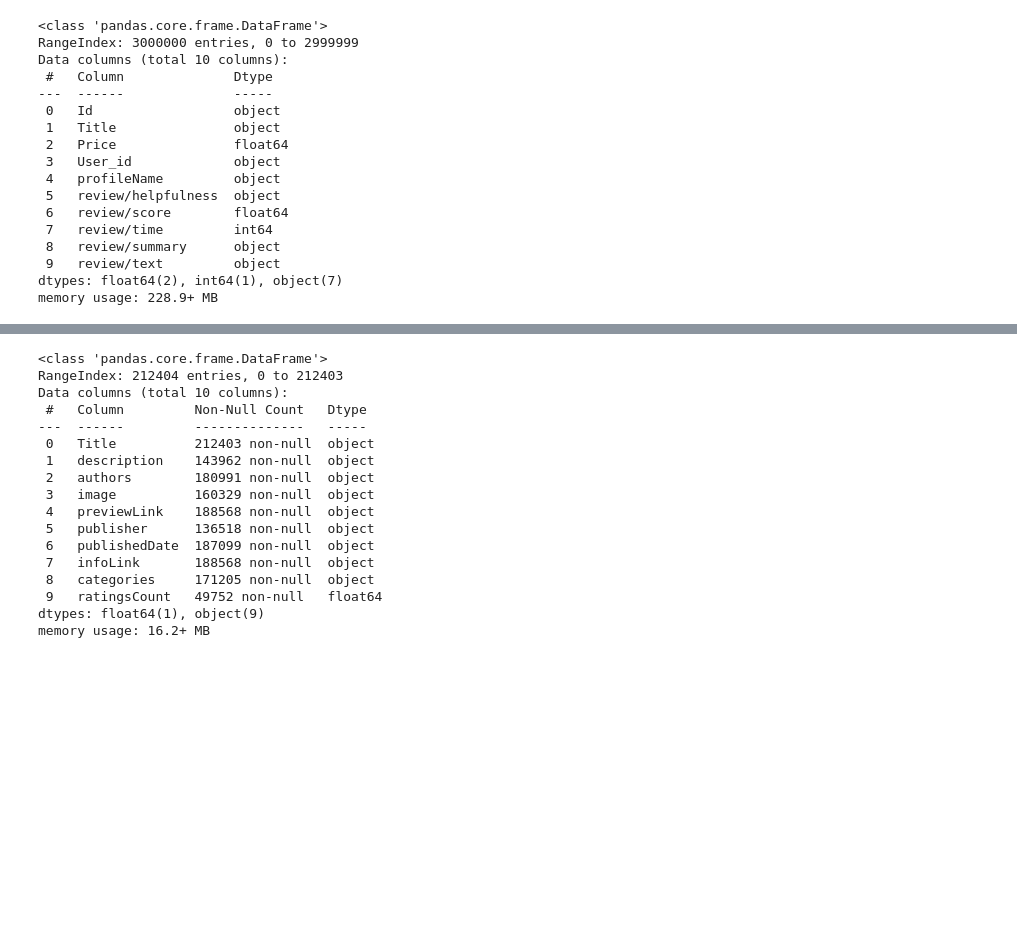
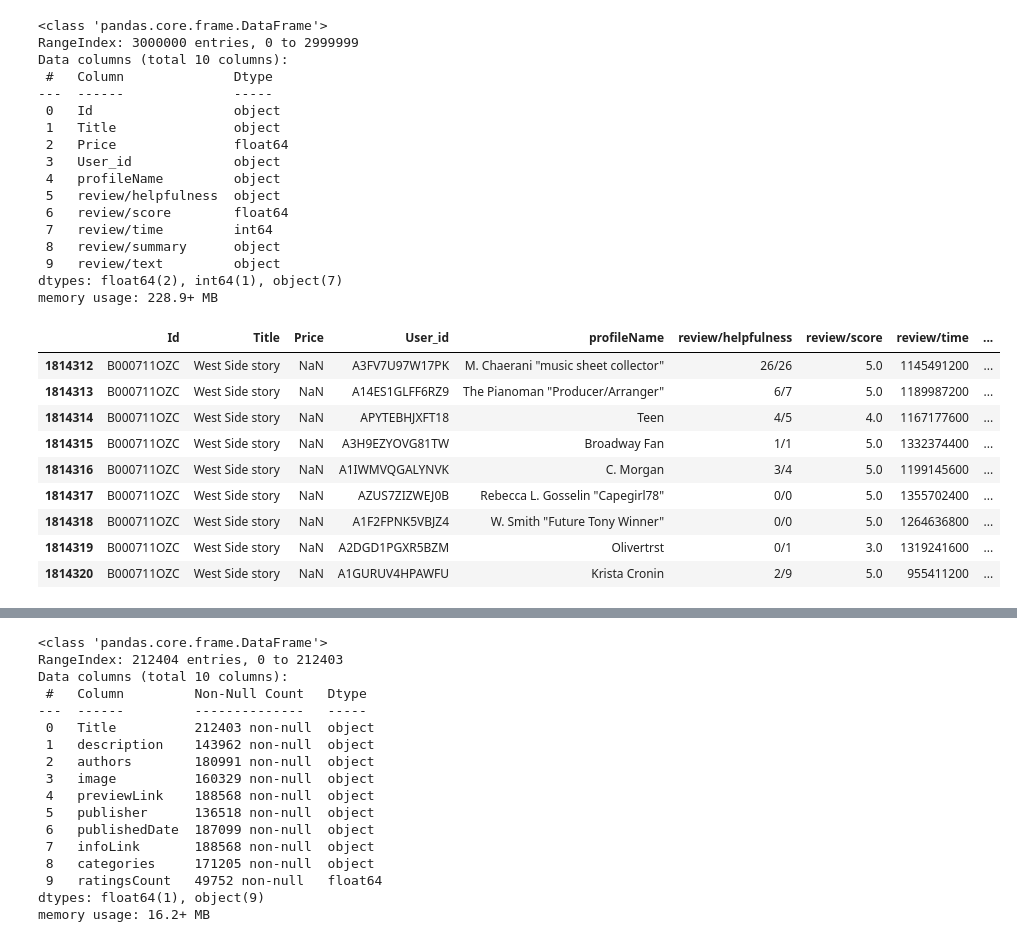
Before and after one commit to arnaldochm/final_project_nlp, a Jupyter notebook: notebooks/notebook_Data_Cleaning.ipynb, the cells around one changed output, grey strips where cells are left out. Drawn from its saved outputs; the diff is of its cells as text; code cells hidden in the pictures; blank space fills up the shorter version.

```diff
--- a/notebooks/notebook_Data_Cleaning.ipynb
+++ b/notebooks/notebook_Data_Cleaning.ipynb
@@ -94,6 +94,19 @@ Data columns (total 10 columns):
  9   review/text         object
 dtypes: float64(2), int64(1), object(7)
 memory usage: 228.9+ MB
+# %%
+df_rating_raw[df_rating_raw['Title'] == 'West Side story']
+# %% [output]
+|  | Id | Title | Price | User_id | profileName | review/helpfulness | review/score | review/time | ... |
+| 1814312 | B000711OZC | West Side story | NaN | A3FV7U97W17PK | M. Chaerani "music sheet collector" | 26/26 | 5.0 | 1145491200 | ... |
+| 1814313 | B000711OZC | West Side story | NaN | A14ES1GLFF6RZ9 | The Pianoman "Producer/Arranger" | 6/7 | 5.0 | 1189987200 | ... |
+| 1814314 | B000711OZC | West Side story | NaN | APYTEBHJXFT18 | Teen | 4/5 | 4.0 | 1167177600 | ... |
+| 1814315 | B000711OZC | West Side story | NaN | A3H9EZYOVG81TW | Broadway Fan | 1/1 | 5.0 | 1332374400 | ... |
+| 1814316 | B000711OZC | West Side story | NaN | A1IWMVQGALYNVK | C. Morgan | 3/4 | 5.0 | 1199145600 | ... |
+| 1814317 | B000711OZC | West Side story | NaN | AZUS7ZIZWEJ0B | Rebecca L. Gosselin "Capegirl78" | 0/0 | 5.0 | 1355702400 | ... |
+| 1814318 | B000711OZC | West Side story | NaN | A1F2FPNK5VBJZ4 | W. Smith "Future Tony Winner" | 0/0 | 5.0 | 1264636800 | ... |
+| 1814319 | B000711OZC | West Side story | NaN | A2DGD1PGXR5BZM | Olivertrst | 0/1 | 3.0 | 1319241600 | ... |
+| 1814320 | B000711OZC | West Side story | NaN | A1GURUV4HPAWFU | Krista Cronin | 2/9 | 5.0 | 955411200 | ... |
 # %%
 df_rating_raw.sample(10)
 # %% [output]
```
Also changed, not shown: parts of 23 cells of this notebook, 1 other file.
